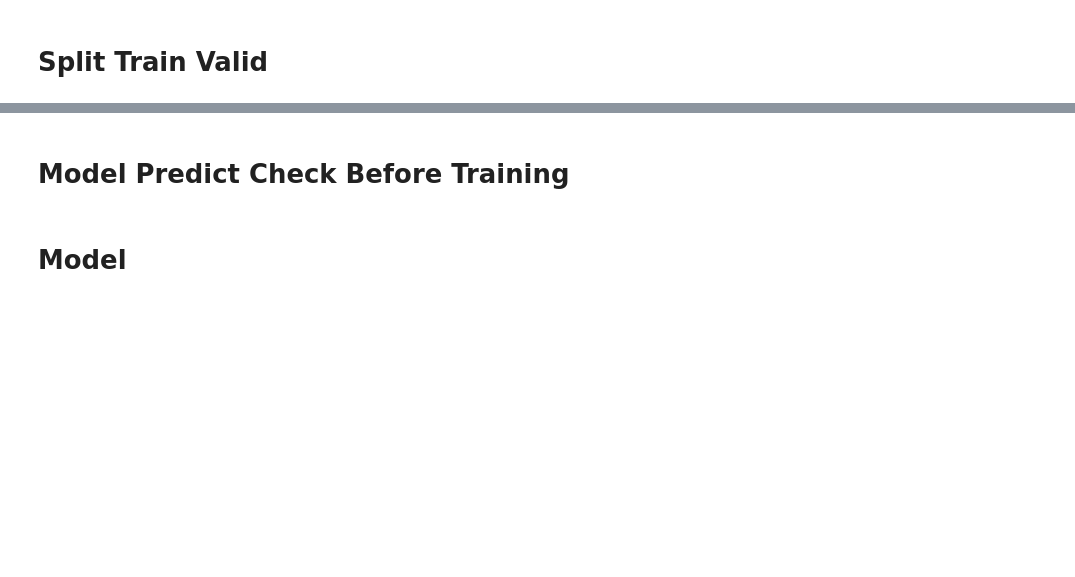
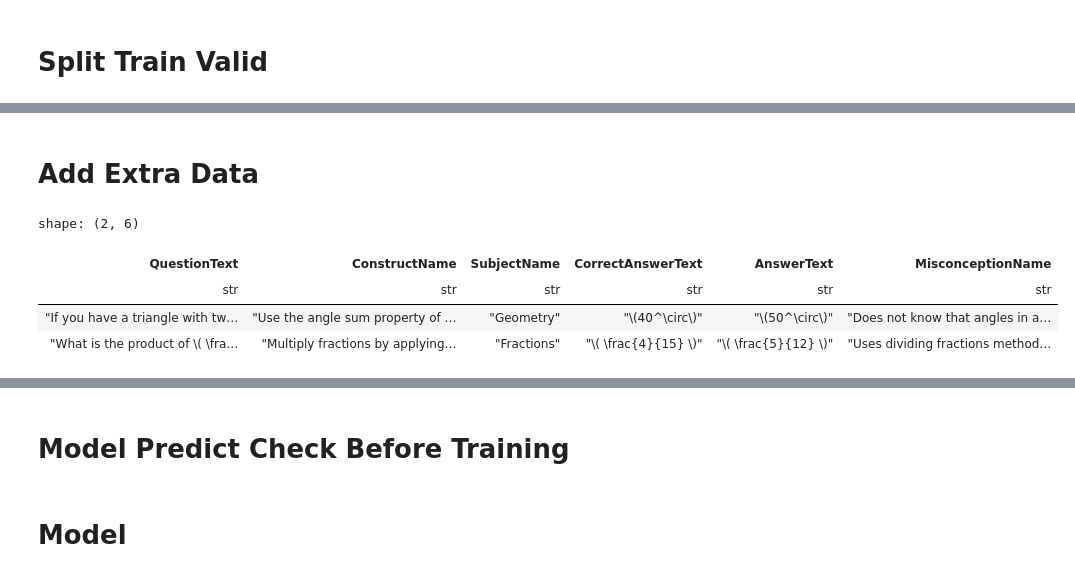
Before and after one commit to sinchir0/eedi-mining-misconceptions-in-mathematics, a Jupyter notebook: exp/causal/e020-causal.ipynb, the cells around one changed output, grey strips where cells are left out. Cells and saved outputs as stored; diff of their text form; code cells hidden in the pictures; blank space fills up the shorter version.

```diff
--- a/exp/causal/e020-causal.ipynb
+++ b/exp/causal/e020-causal.ipynb
@@ -282,0 +317,2 @@ train, valid = (
+# %% [markdown]
+# Add Extra Data
@@ -282,0 +323,8 @@ train, valid = (
+# %%
+train_generate.head(2)
+# %% [output]
+shape: (2, 6)
+| QuestionText | ConstructName | SubjectName | CorrectAnswerText | AnswerText | MisconceptionName |
+| str | str | str | str | str | str |
+| "If you have a triangle with tw… | "Use the angle sum property of … | "Geometry" | "\(40^\circ\)" | "\(50^\circ\)" | "Does not know that angles in a… |
+| "What is the product of \( \fra… | "Multiply fractions by applying… | "Fractions" | "\( \frac{4}{15} \)" | "\( \frac{5}{12} \)" | "Uses dividing fractions method… |
```
Also changed, not shown: parts of 13 cells of this notebook, 2 other files.
